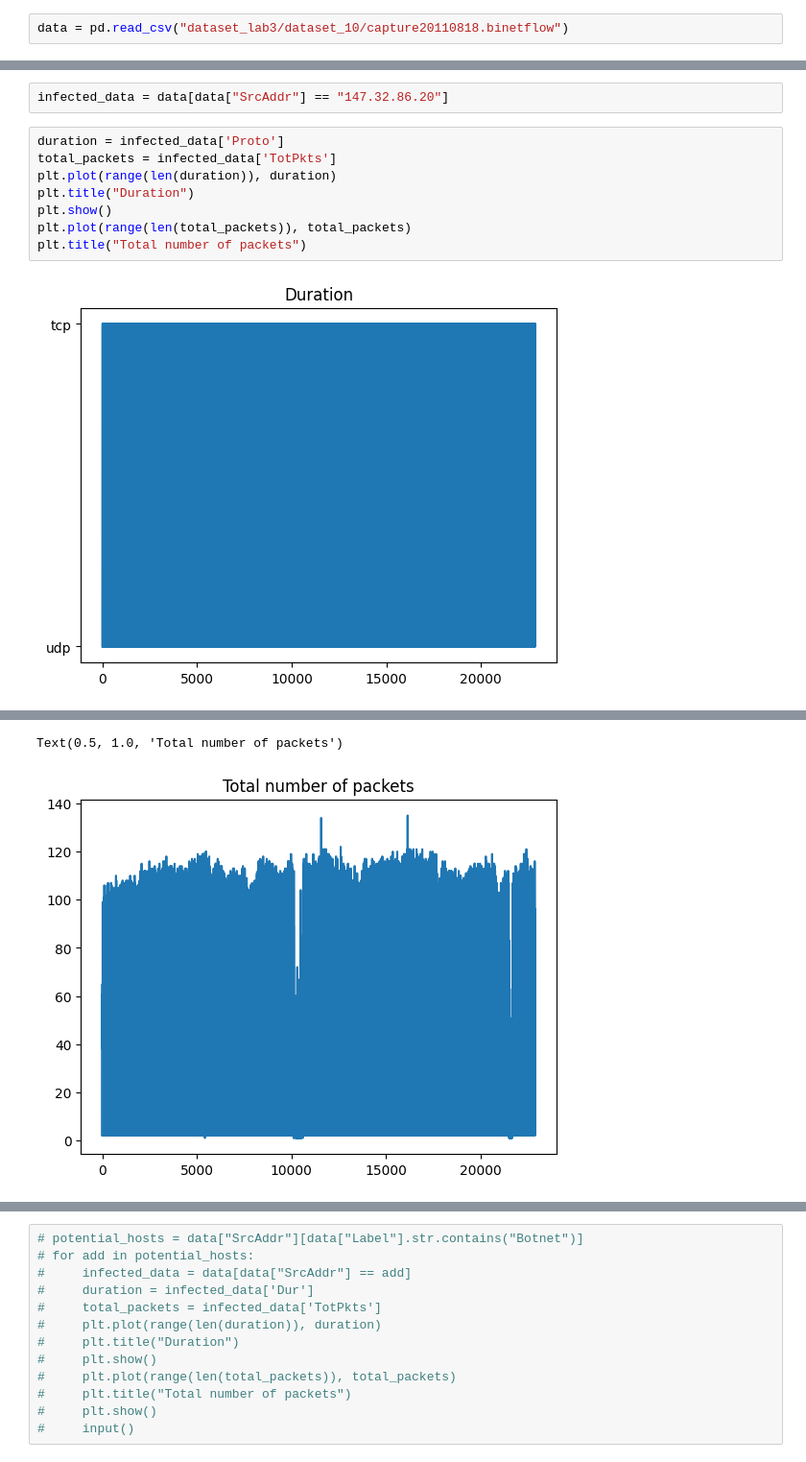
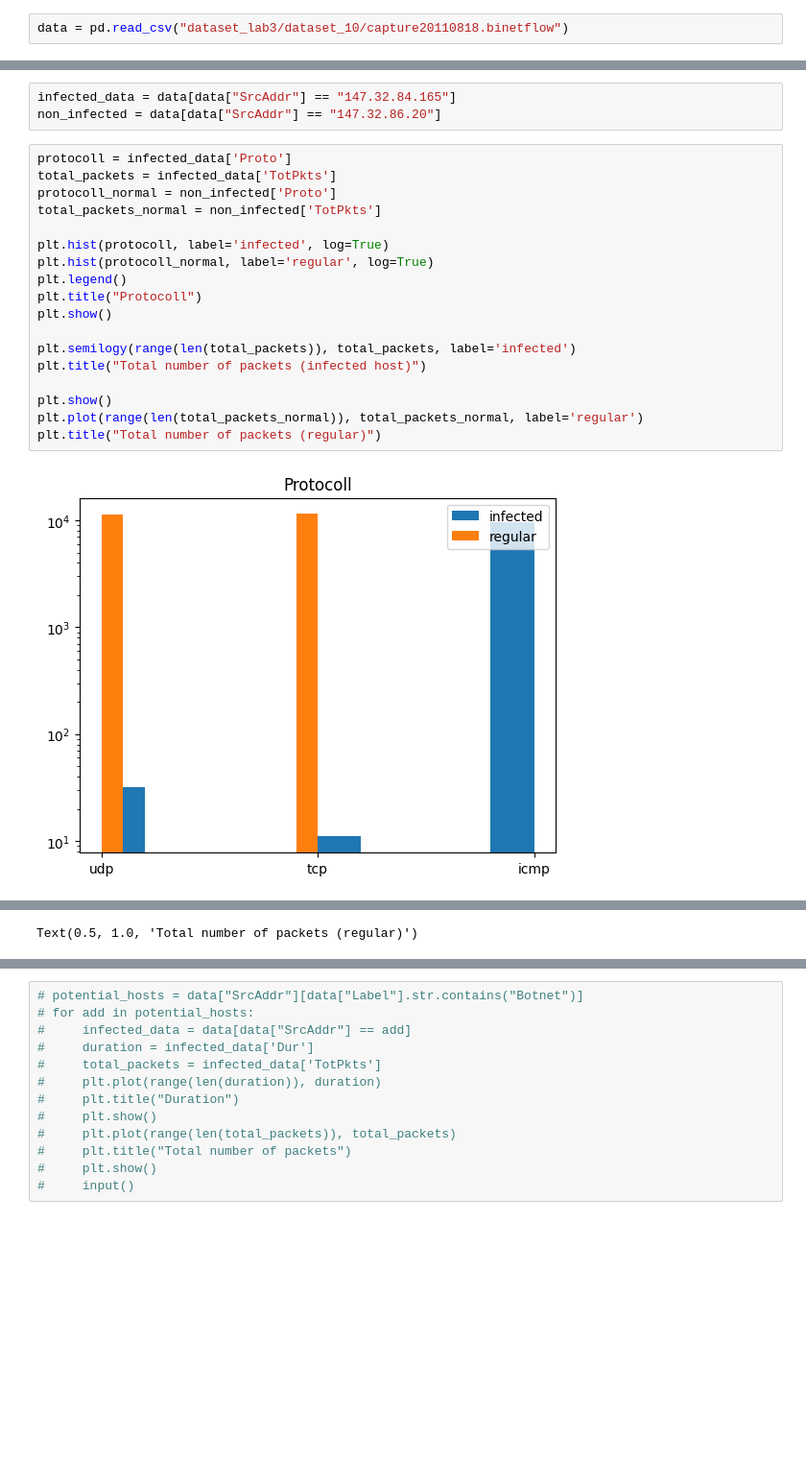
Before and after one commit to BigLob/CDA, a Jupyter notebook: Lab3.ipynb, the cells around one changed output, grey strips where cells are left out. Shown at 96% size. Saved outputs shown, nothing was run; the diff lists cells and outputs as text; blank space fills up the shorter version.

```diff
--- a/Lab3.ipynb
+++ b/Lab3.ipynb
@@ -38,14 +39,25 @@ data.head()
 | 3 | 2011/08/18 10:26:02.052163 | 1.187083 | tcp | 147.32.3.51 | 3130 | -> | 147.32.84.46 | 10010 | S_RA | 0.0 | 0.0 | ... |
 | 4 | 2011/08/18 10:26:52.226748 | 0.980571 | tcp | 88.212.37.169 | 3134 | -> | 147.32.84.118 | 6881 | S_RA | 0.0 | 0.0 | ... |
 # %%
-infected_data = data[data["SrcAddr"] == "147.32.86.20"]
+infected_data = data[data["SrcAddr"] == "147.32.84.165"]
+non_infected = data[data["SrcAddr"] == "147.32.86.20"]
 # %%
-duration = infected_data['Proto']
+protocoll = infected_data['Proto']
 total_packets = infected_data['TotPkts']
-plt.plot(range(len(duration)), duration)
-plt.title("Duration")
+protocoll_normal = non_infected['Proto']
+total_packets_normal = non_infected['TotPkts']
+
+plt.hist(protocoll, label='infected', log=True)
+plt.hist(protocoll_normal, label='regular', log=True)
+plt.legend()
+plt.title("Protocoll")
 plt.show()
-plt.plot(range(len(total_packets)), total_packets)
-plt.title("Total number of packets")
+
+plt.semilogy(range(len(total_packets)), total_packets, label='infected')
+plt.title("Total number of packets (infected host)")
+
+plt.show()
+plt.plot(range(len(total_packets_normal)), total_packets_normal, label='regular')
+plt.title("Total number of packets (regular)")
 # %% [output]
-[figure, old version]
+[figure, new version]
@@ -52,2 +65 @@ plt.title("Total number of packets")
-Text(0.5, 1.0, 'Total number of packets')
+Text(0.5, 1.0, 'Total number of packets (regular)')
-[figure, old version]
```
Also changed, not shown: parts of 6 cells of this notebook.
